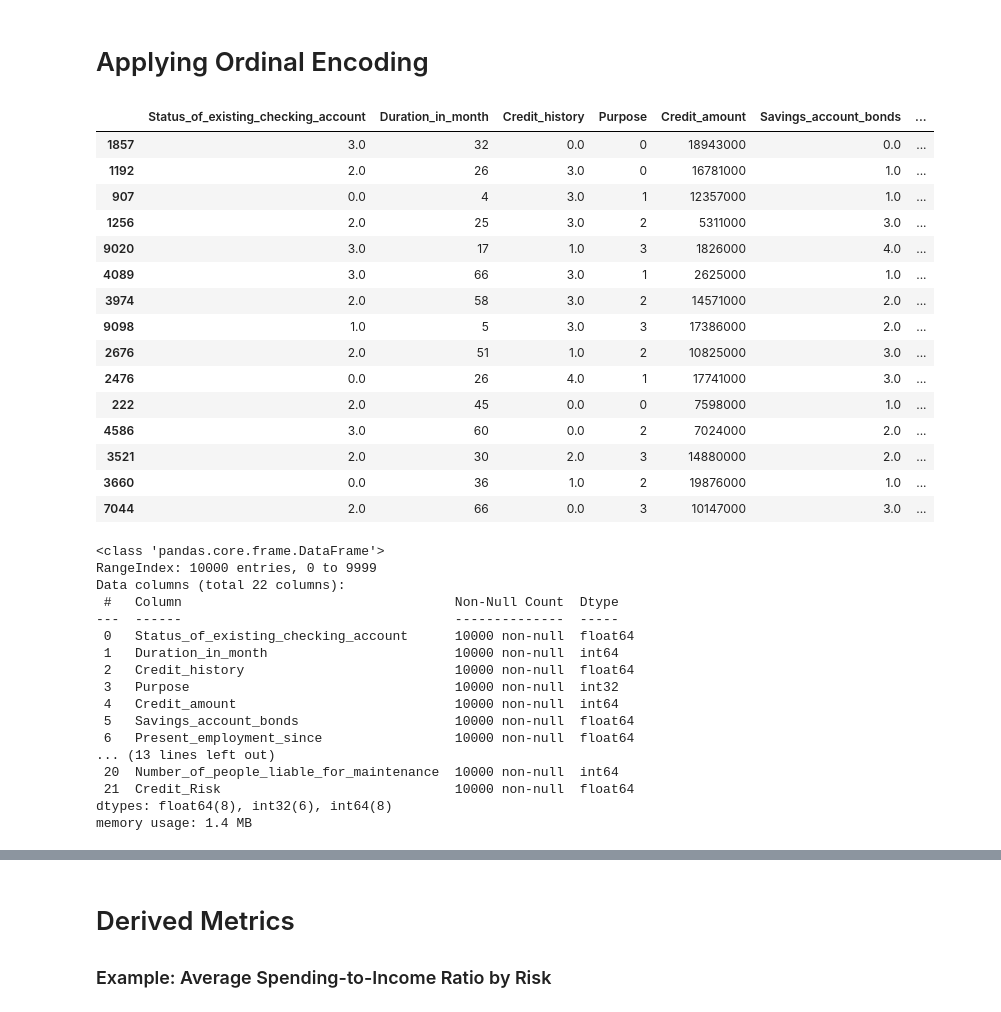
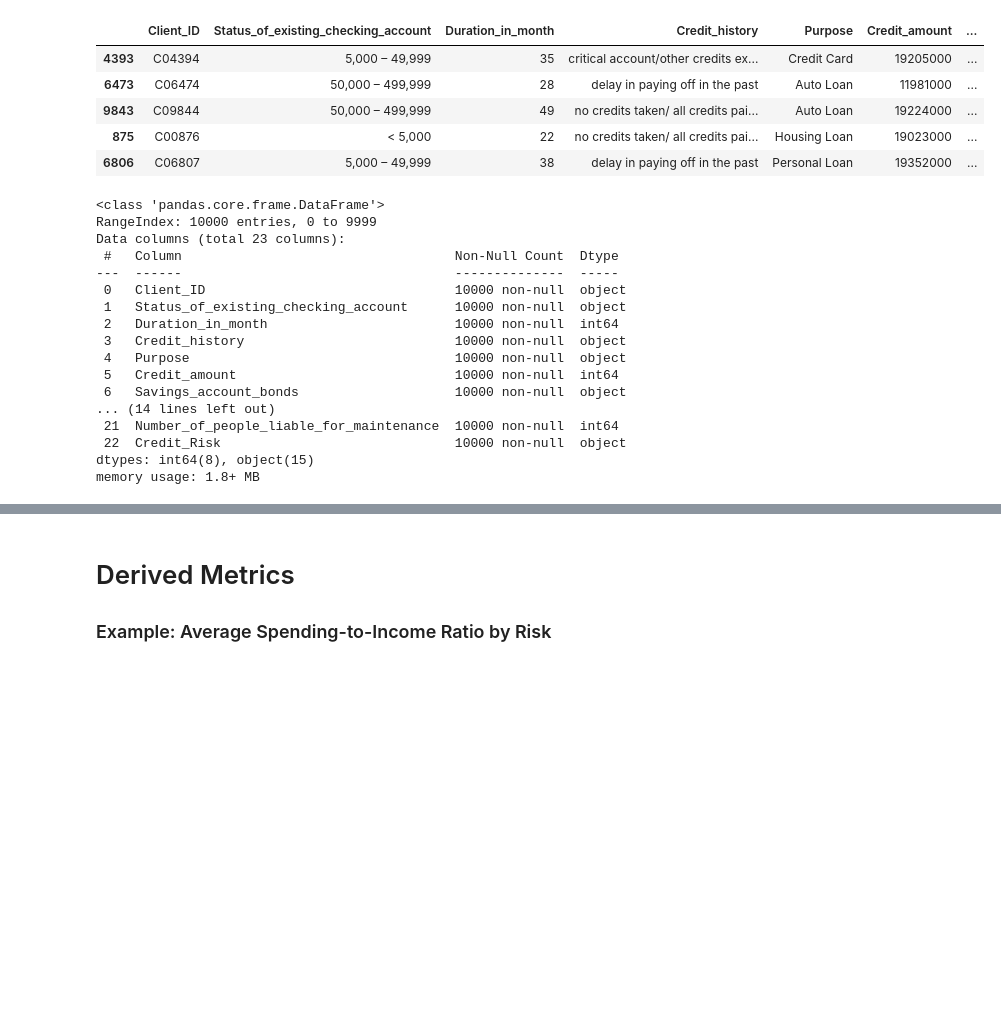
Before and after one commit to atifsalam78/Machine_Learning, a Jupyter notebook: bank_customer_updated.ipynb, the cells around one changed output, grey strips where cells are left out. Cells and saved outputs as stored; diff of their text form; code cells hidden in the pictures; blank space fills up the shorter version.

```diff
--- a/bank_customer_updated.ipynb
+++ b/bank_customer_updated.ipynb
@@ -37,2 +17,0 @@ df.head()
-# %%
-df.drop(columns=["Client_ID"], inplace=True)
@@ -41,16 +17,0 @@ df.drop(columns=["Client_ID"], inplace=True)
-# %%
-label_cols = [
-    "Purpose",
-    "marital status",
-    "gender",
-    "Property",
-    "Other_installment_plans",
-    "Housing"
-]
-label_encoders = {}
-for col in label_cols:
-    le = LabelEncoder()
-    df[col] = le.fit_transform(df[col].astype(str))
-    label_encoders = le
-# %% [markdown]
-# Applying Ordinal Encoding
@@ -121,48 +18,32 @@ ordinal_cols = {
-# %%
-ordinal_encoders = {}
-for col, order in ordinal_cols.items():
-    oe = OrdinalEncoder(categories=[order])
-    df[col] = oe.fit_transform(df[[col]].astype(str))
-    ordinal_encoders[col] = oe
 # %%
-df.sample(15)
+df.sample(5)
 # %% [output]
-|  | Status_of_existing_checking_account | Duration_in_month | Credit_history | Purpose | Credit_amount | Savings_account_bonds | ... |
-| 1857 | 3.0 | 32 | 0.0 | 0 | 18943000 | 0.0 | ... |
-| 1192 | 2.0 | 26 | 3.0 | 0 | 16781000 | 1.0 | ... |
-| 907 | 0.0 | 4 | 3.0 | 1 | 12357000 | 1.0 | ... |
-| 1256 | 2.0 | 25 | 3.0 | 2 | 5311000 | 3.0 | ... |
-| 9020 | 3.0 | 17 | 1.0 | 3 | 1826000 | 4.0 | ... |
-| 4089 | 3.0 | 66 | 3.0 | 1 | 2625000 | 1.0 | ... |
-| 3974 | 2.0 | 58 | 3.0 | 2 | 14571000 | 2.0 | ... |
-| 9098 | 1.0 | 5 | 3.0 | 3 | 17386000 | 2.0 | ... |
-| 2676 | 2.0 | 51 | 1.0 | 2 | 10825000 | 3.0 | ... |
-| 2476 | 0.0 | 26 | 4.0 | 1 | 17741000 | 3.0 | ... |
-| 222 | 2.0 | 45 | 0.0 | 0 | 7598000 | 1.0 | ... |
-| 4586 | 3.0 | 60 | 0.0 | 2 | 7024000 | 2.0 | ... |
-| 3521 | 2.0 | 30 | 2.0 | 3 | 14880000 | 2.0 | ... |
-| 3660 | 0.0 | 36 | 1.0 | 2 | 19876000 | 1.0 | ... |
-| 7044 | 2.0 | 66 | 0.0 | 3 | 10147000 | 3.0 | ... |
+|  | Client_ID | Status_of_existing_checking_account | Duration_in_month | Credit_history | Purpose | Credit_amount | ... |
+| 4393 | C04394 | 5,000 – 49,999 | 35 | critical account/other credits ex... | Credit Card | 19205000 | ... |
+| 6473 | C06474 | 50,000 – 499,999 | 28 | delay in paying off in the past | Auto Loan | 11981000 | ... |
+| 9843 | C09844 | 50,000 – 499,999 | 49 | no credits taken/ all credits pai... | Auto Loan | 19224000 | ... |
+| 875 | C00876 | < 5,000 | 22 | no credits taken/ all credits pai... | Housing Loan | 19023000 | ... |
+| 6806 | C06807 | 5,000 – 49,999 | 38 | delay in paying off in the past | Personal Loan | 19352000 | ... |
 # %%
 df.info()
 # %% [output]
 <class 'pandas.core.frame.DataFrame'>
 RangeIndex: 10000 entries, 0 to 9999
-Data columns (total 22 columns):
+Data columns (total 23 columns):
  #   Column                                   Non-Null Count  Dtype
 ---  ------                                   --------------  -----
- 0   Status_of_existing_checking_account      10000 non-null  float64
- 1   Duration_in_month                        10000 non-null  int64
- 2   Credit_history                           10000 non-null  float64
- 3   Purpose                                  10000 non-null  int32
- 4   Credit_amount                            10000 non-null  int64
- 5   Savings_account_bonds                    10000 non-null  float64
- 6   Present_employment_since                 10000 non-null  float64
-... (13 lines left out)
- 20  Number_of_people_liable_for_maintenance  10000 non-null  int64
- 21  Credit_Risk                              10000 non-null  float64
-dtypes: float64(8), int32(6), int64(8)
-memory usage: 1.4 MB
+ 0   Client_ID                                10000 non-null  object
+ 1   Status_of_existing_checking_account      10000 non-null  object
+ 2   Duration_in_month                        10000 non-null  int64
+ 3   Credit_history                           10000 non-null  object
+ 4   Purpose                                  10000 non-null  object
+ 5   Credit_amount                            10000 non-null  int64
+ 6   Savings_account_bonds                    10000 non-null  object
+... (14 lines left out)
+ 21  Number_of_people_liable_for_maintenance  10000 non-null  int64
+ 22  Credit_Risk                              10000 non-null  object
+dtypes: int64(8), object(15)
+memory usage: 1.8+ MB
 # %%
 df.describe(include=[np.number])
 # %% [output]
```
Also changed, not shown: parts of 142 cells of this notebook, 3 other files.
